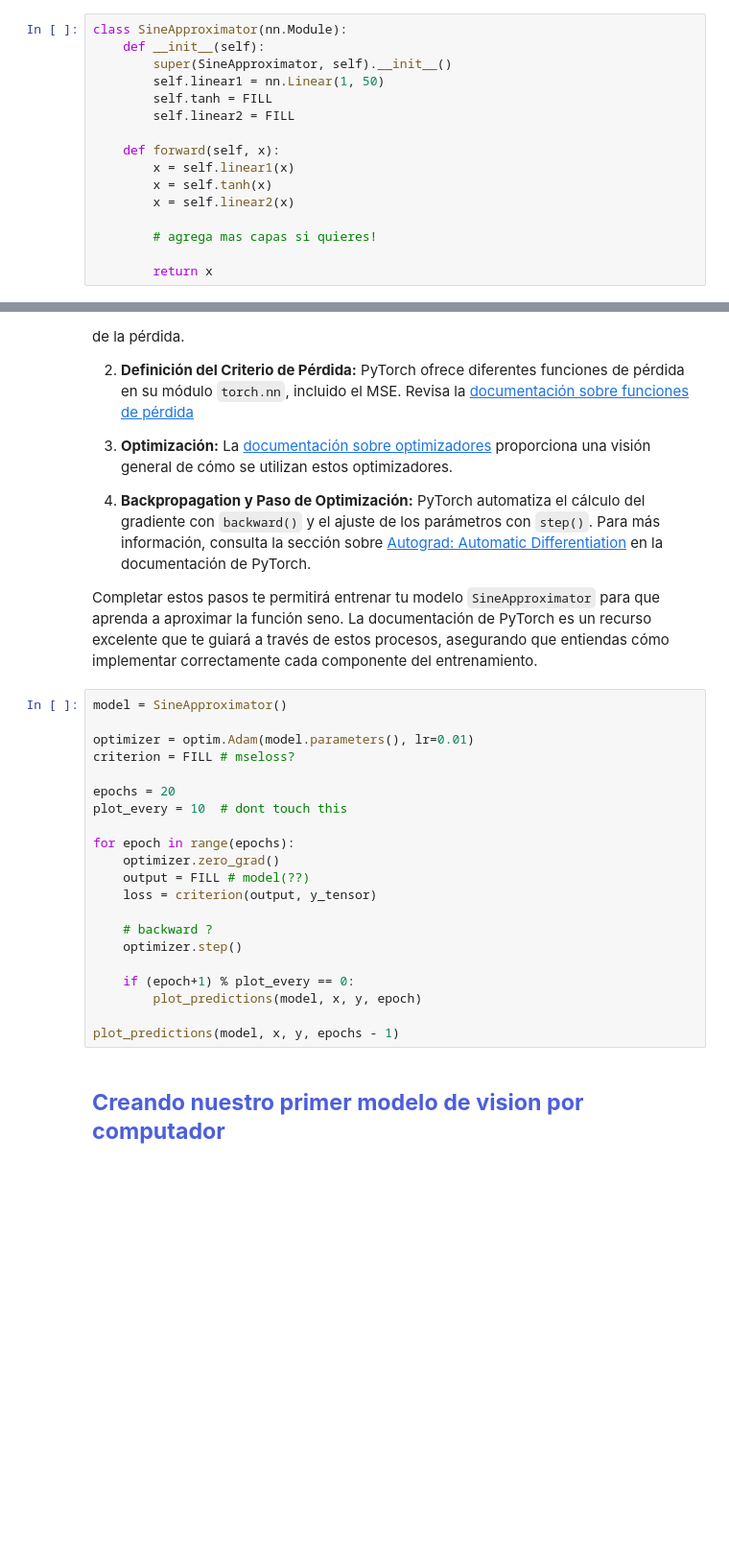
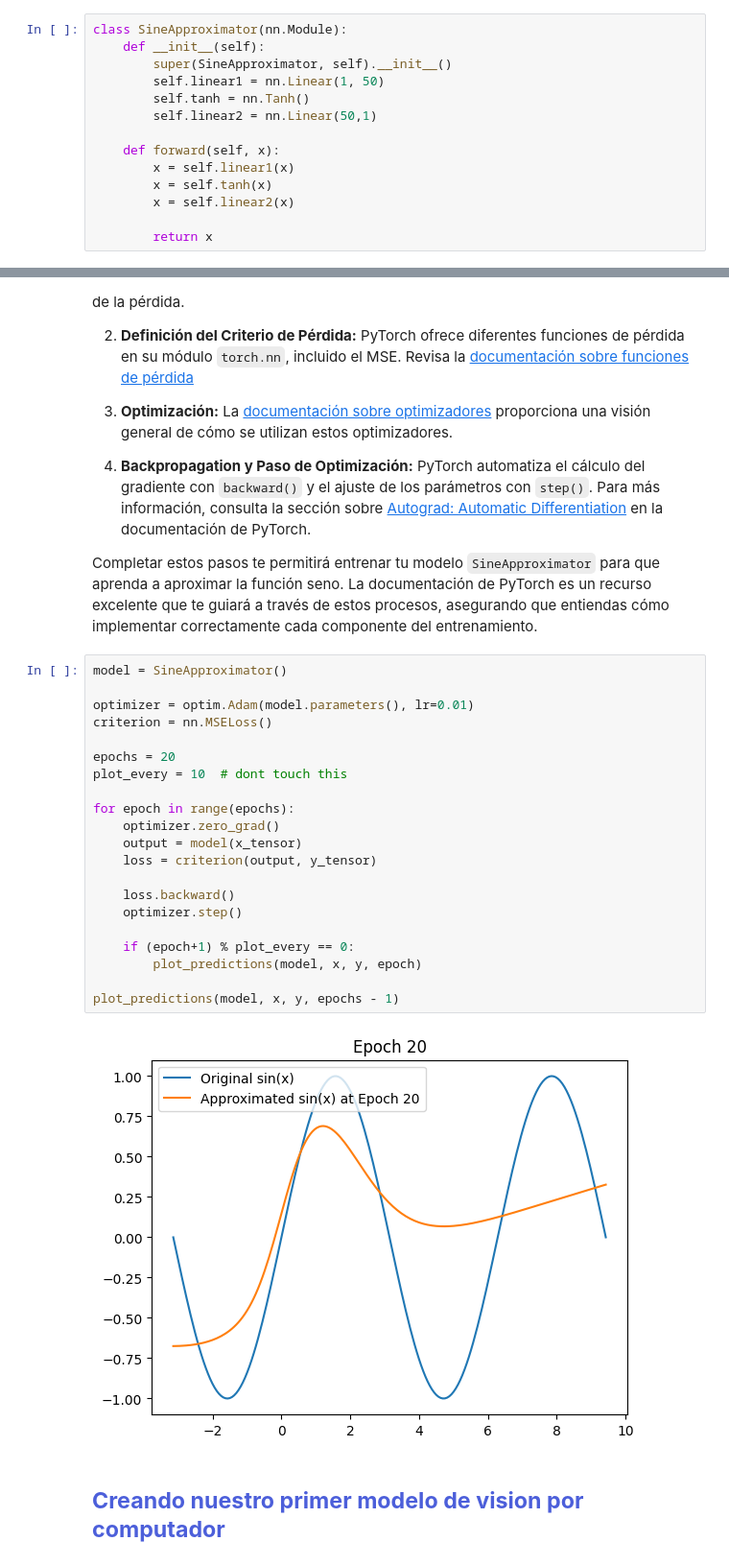
Before and after one commit to oto1450/Hands-on-Computer-Vision, a Jupyter notebook: sesiones/sesion3/Sesion3_1_DeepLearning.ipynb, the cells around one changed output, grey strips where cells are left out. Shown at 96% size. Cells and saved outputs as stored; diff of their text form; blank space fills up the shorter version.

```diff
--- a/sesiones/sesion3/Sesion3_1_DeepLearning.ipynb
+++ b/sesiones/sesion3/Sesion3_1_DeepLearning.ipynb
@@ -240,16 +240,14 @@ class SineApproximator(nn.Module):
     def __init__(self):
         super(SineApproximator, self).__init__()
         self.linear1 = nn.Linear(1, 50)
-        self.tanh = FILL
-        self.linear2 = FILL
+        self.tanh = nn.Tanh()
+        self.linear2 = nn.Linear(50,1)
 
     def forward(self, x):
         x = self.linear1(x)
         x = self.tanh(x)
         x = self.linear2(x)
 
-        # agrega mas capas si quieres!
-
         return x
 # %%
 # Función para graficar, just ignore this
@@ -279,24 +277,26 @@ Completar estos pasos te permitirá entrenar tu modelo `SineApproximator` para q
 # %%
 model = SineApproximator()
 
 optimizer = optim.Adam(model.parameters(), lr=0.01)
-criterion = FILL # mseloss?
+criterion = nn.MSELoss()
 
 epochs = 20
 plot_every = 10  # dont touch this
 
 for epoch in range(epochs):
     optimizer.zero_grad()
-    output = FILL # model(??)
+    output = model(x_tensor)
     loss = criterion(output, y_tensor)
 
-    # backward ?
+    loss.backward()
     optimizer.step()
 
     if (epoch+1) % plot_every == 0:
         plot_predictions(model, x, y, epoch)
 
 plot_predictions(model, x, y, epochs - 1)
+# %% [output]
+[figure, added]
 # %% [markdown]
 ## <font color='#4C5FDA'>**Creando nuestro primer modelo de vision por computador** </font> <a name="tema1">
 # %% [markdown]
```
Also changed, not shown: parts of 7 cells of this notebook.
